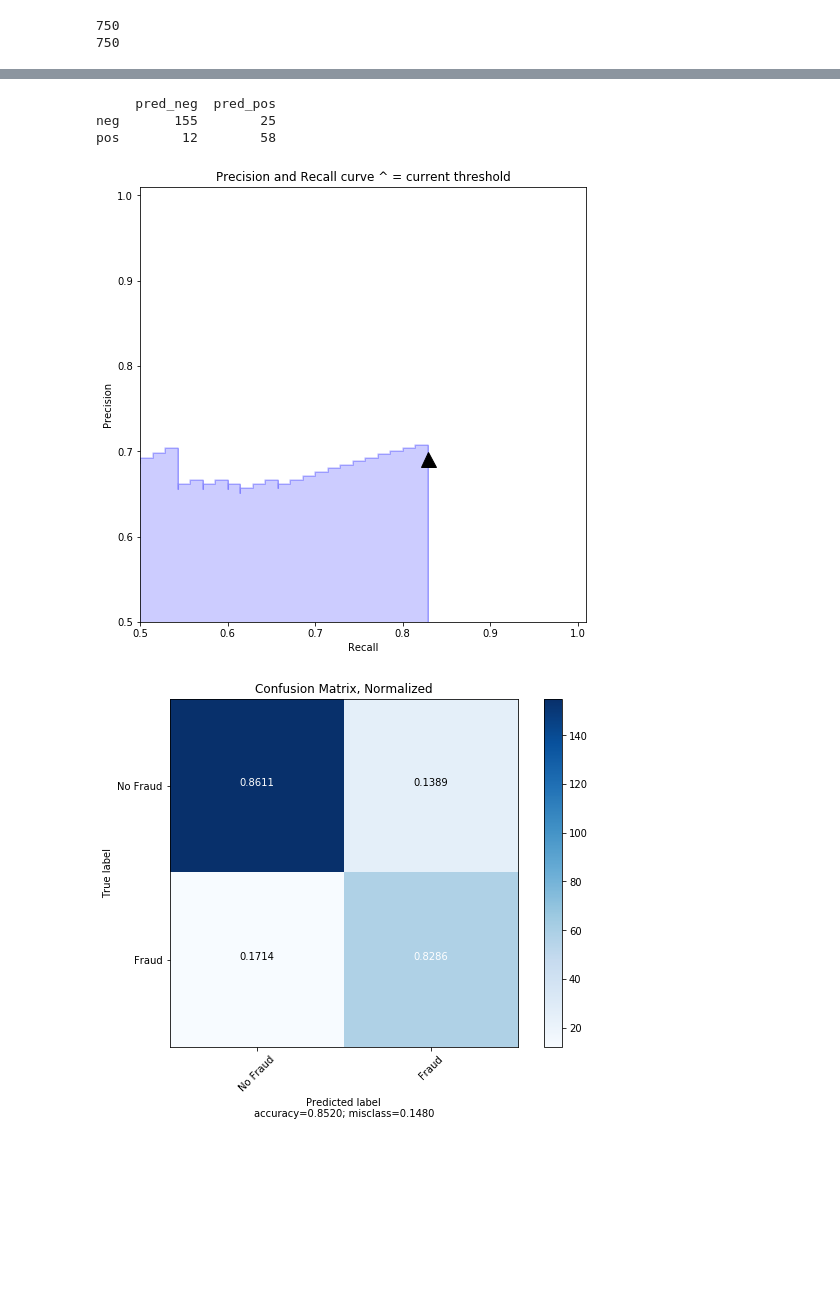
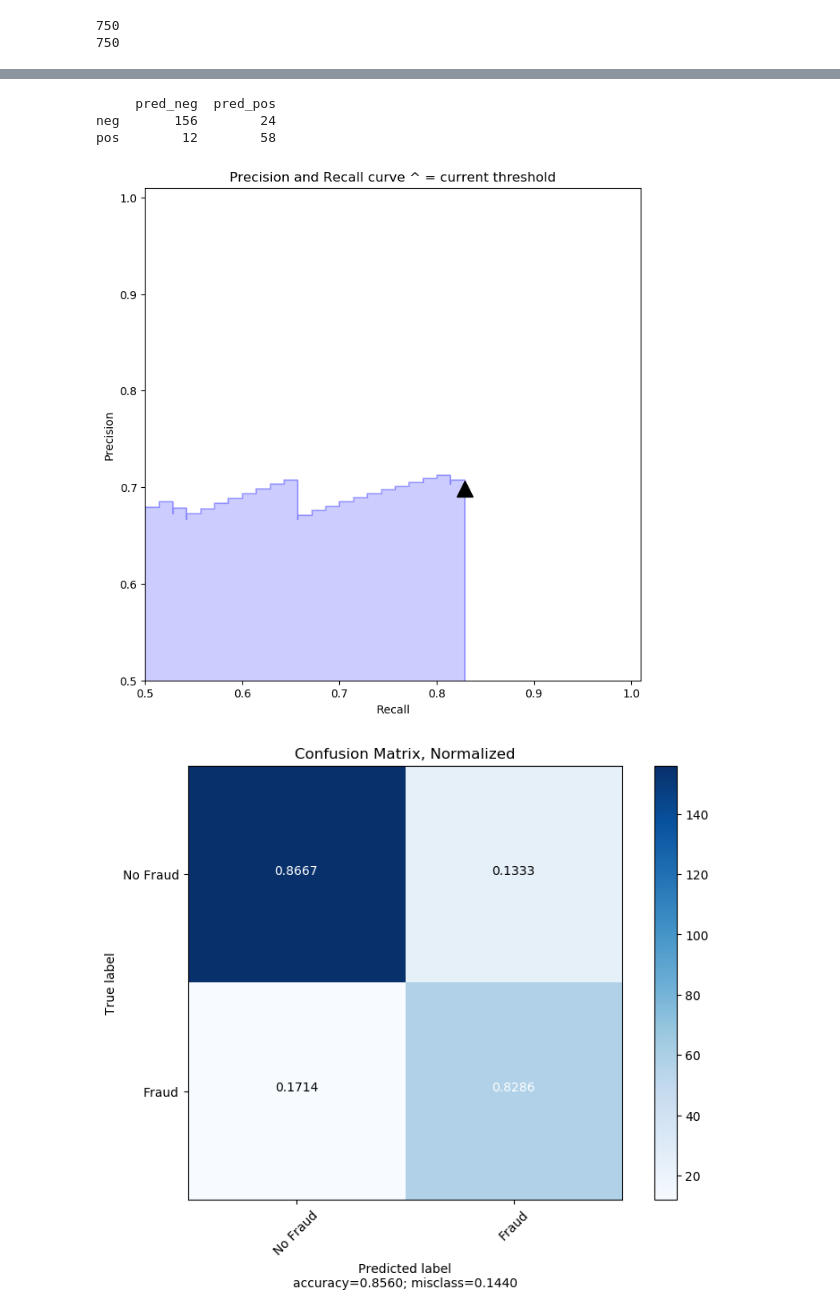
Before and after one commit to michaelwoline/Portfolio, a Jupyter notebook: notebooks-projects-code-notes/ML_Insurance_Fraud_Detection.ipynb, the cells around one changed output, grey strips where cells are left out. Cells and saved outputs as stored; diff of their text form; code cells hidden in the pictures; blank space fills up the shorter version.

```diff
--- a/notebooks-projects-code-notes/ML_Insurance_Fraud_Detection.ipynb
+++ b/notebooks-projects-code-notes/ML_Insurance_Fraud_Detection.ipynb
@@ -147,9 +147,10 @@ X_test = sc.transform(X_test)
 # %%
 # Fitting random forest classifier to the Training set
 from sklearn.ensemble import RandomForestClassifier
-classifier = RandomForestClassifier(n_estimators = 10, criterion = 'entropy', random_state = 0, )
+classifier = RandomForestClassifier(n_estimators = 10, criterion = 'gini', random_state = 0)
+classifier.score = "recall"
 classifier.fit(X_train, y_train)
-
+print(classifier.score)
 
 # Predicting the Test set results
 y_pred = classifier.predict(X_test)
@@ -205,13 +207,18 @@ from sklearn.metrics import make_scorer, recall_score, accuracy_score, precision
 # %%
 clf = RandomForestClassifier()
 
+# param_grid = {
+#     'min_samples_split': [2, 3, 5, 15],
+#     'n_estimators' : [30, 100, 300],
+#     'max_depth': [3, 5, 15, 25, 40],
+#     'max_features': [2, 3, 5, 7, 10, 15]
+# }
 param_grid = {
     'min_samples_split': [3, 5, 10],
     'n_estimators' : [100, 300],
-    'max_depth': [3, 5, 15, 25],
-    'max_features': [3, 5, 10, 15, 20, 25, 32]
+    'max_depth': [3, 5, 15, 45],
+    'max_features': [3, 5, 10, 32]
 }
-
 scorers = {
     'precision': make_scorer('precision'),
     'recall': make_scorer('recall'),
@@ -219,6 +226,7 @@ scorers = {
 }
 
 scorers = ['precision', 'recall', 'accuracy']
+# scorers = ['recall']
 # %%
 # def grid_search_wrapper(refit_score='precision_score'):
 
@@ -232,7 +240,7 @@ refit_score= 'recall'
 skfolds = StratifiedKFold(n_splits=3, random_state=42)
 # skf = StratifiedKFold(n_splits=5)
 grid_search = GridSearchCV(clf, param_grid,  refit=refit_score,
-                       cv=skfolds, return_train_score=True, scoring= ['precision', 'recall', 'accuracy'], n_jobs=-1, )
+                       cv=skfolds, return_train_score=True, scoring= scorers, n_jobs=-1)
 
 grid_search.fit(X_train, y_train)
 
@@ -470,13 +473,13 @@ def precision_recall_threshold(t=0.5):
                       title        = "Confusion Matrix, Normalized")
 # %%
 # The best I could do with 1 FN was 0.17, but re-execute to watch the confusion matrix change.
-precision_recall_threshold(0.15)
+precision_recall_threshold(0.3)
 # %% [output]
      pred_neg  pred_pos
-neg       155        25
+neg       156        24
 pos        12        58
-[figure, old version]
+[figure, new version]
-[figure, old version]
+[figure, new version]
 # %%
 def plot_precision_recall_vs_threshold(precisions, recalls, thresholds):
     """
```
Also changed, not shown: parts of 26 cells of this notebook.
